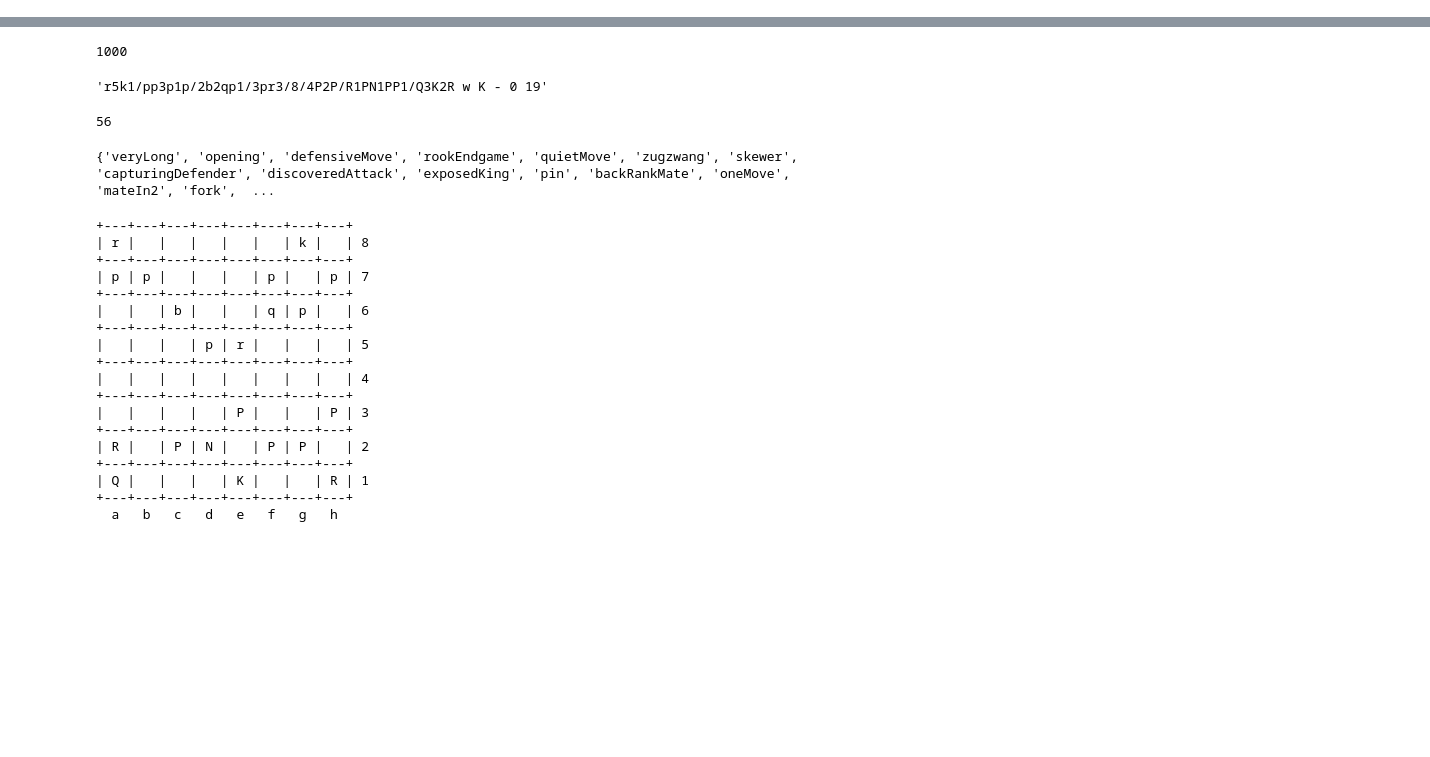
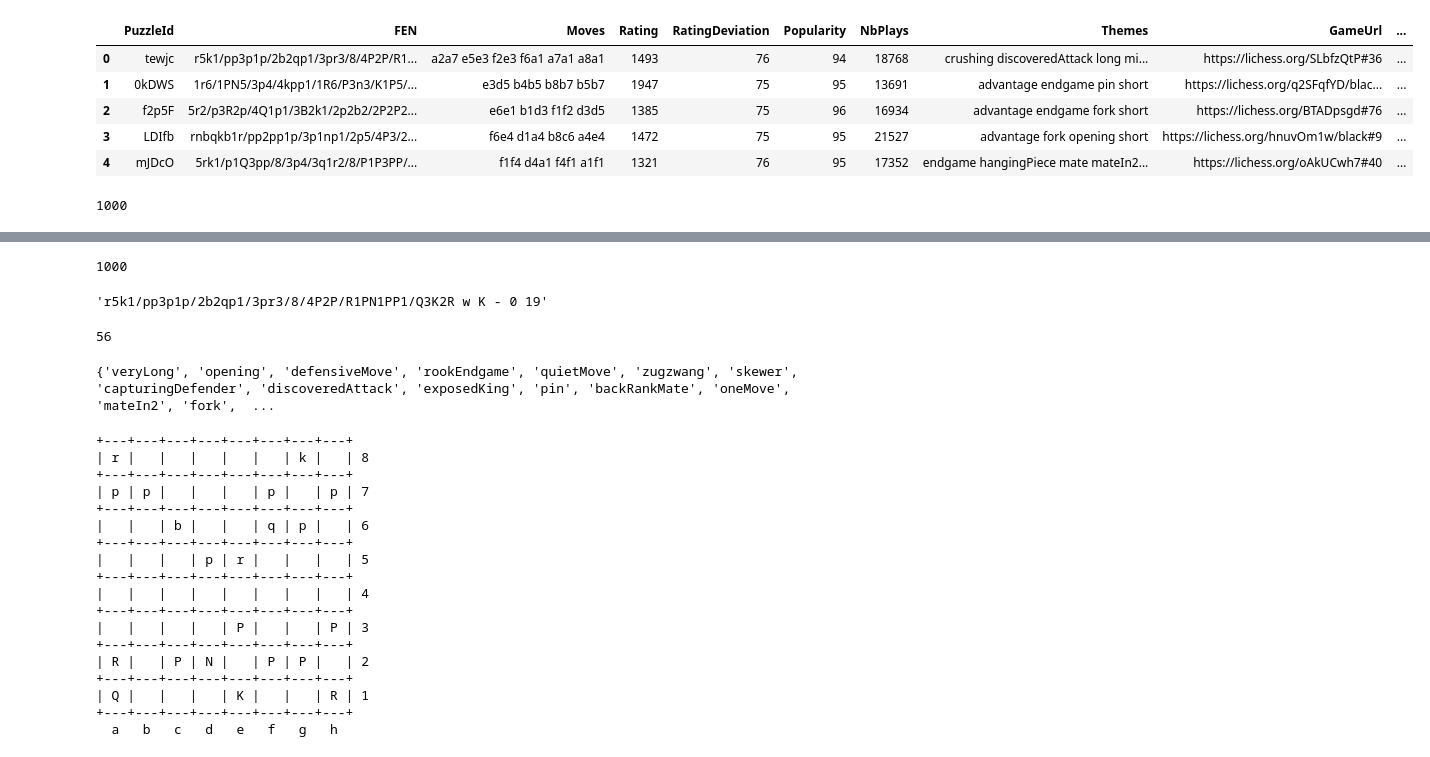
Before and after one commit to felixludos/ludwig, a Jupyter notebook: notebooks/chess.ipynb, the cells around one changed output, grey strips where cells are left out. Saved outputs shown, nothing was run; the diff lists cells and outputs as text; code cells hidden in the pictures; blank space fills up the shorter version.

```diff
--- a/notebooks/chess.ipynb
+++ b/notebooks/chess.ipynb
@@ -46,0 +80,11 @@ print(res.content.decode('utf-8'))
+# %%
+datapath = repo_root().joinpath('assets', 'chess', 'puzzles.csv')
+df = pd.read_csv(datapath)
+df.head()
+# %% [output]
+|  | PuzzleId | FEN | Moves | Rating | RatingDeviation | Popularity | NbPlays | Themes | GameUrl | ... |
+| 0 | tewjc | r5k1/pp3p1p/2b2qp1/3pr3/8/4P2P/R1... | a2a7 e5e3 f2e3 f6a1 a7a1 a8a1 | 1493 | 76 | 94 | 18768 | crushing discoveredAttack long mi... | https://lichess.org/SLbfzQtP#36 | ... |
+| 1 | 0kDWS | 1r6/1PN5/3p4/4kpp1/1R6/P3n3/K1P5/... | e3d5 b4b5 b8b7 b5b7 | 1947 | 75 | 95 | 13691 | advantage endgame pin short | https://lichess.org/q2SFqfYD/blac... | ... |
+| 2 | f2p5F | 5r2/p3R2p/4Q1p1/3B2k1/2p2b2/2P2P2... | e6e1 b1d3 f1f2 d3d5 | 1385 | 75 | 96 | 16934 | advantage endgame fork short | https://lichess.org/BTADpsgd#76 | ... |
+| 3 | LDIfb | rnbqkb1r/pp2pp1p/3p1np1/2p5/4P3/2... | f6e4 d1a4 b8c6 a4e4 | 1472 | 75 | 95 | 21527 | advantage fork opening short | https://lichess.org/hnuvOm1w/black#9 | ... |
+| 4 | mJDcO | 5rk1/p1Q3pp/8/3p4/3q1r2/8/P1P3PP/... | f1f4 d4a1 f4f1 a1f1 | 1321 | 76 | 95 | 17352 | endgame hangingPiece mate mateIn2... | https://lichess.org/oAkUCwh7#40 | ... |
@@ -46,0 +102,5 @@ print(res.content.decode('utf-8'))
+# %%
+paths = [savedir.joinpath(f'{ID}.json') for ID in df['GameID']]
+len(paths)
+# %% [output]
+1000
```
Also changed, not shown: parts of 15 cells of this notebook, 30 other files.
